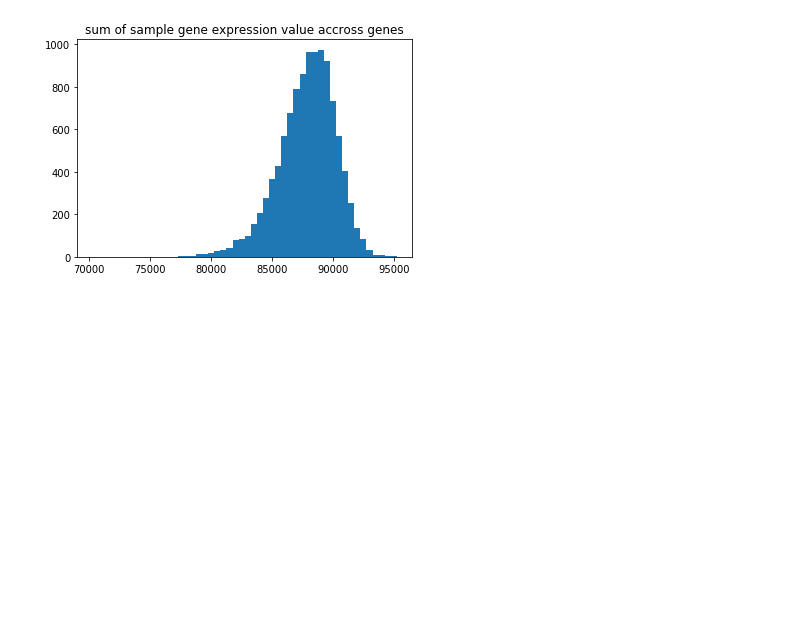
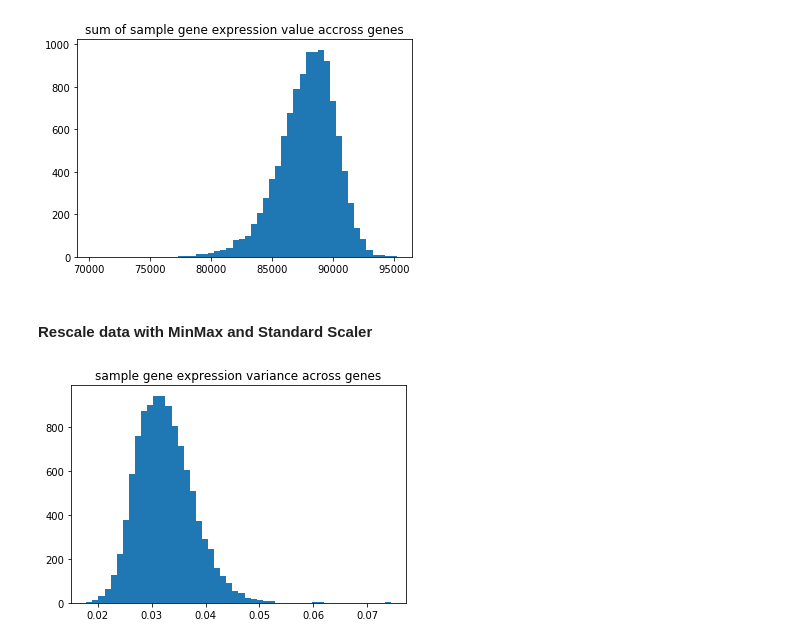
Before and after one commit to jvivian/DeepTCGA, a Jupyter notebook: Preprocessing.ipynb, the cells around one changed output. Saved outputs shown, nothing was run; the diff lists cells and outputs as text; code cells hidden in the pictures; blank space fills up the shorter version.

```diff
--- a/Preprocessing.ipynb
+++ b/Preprocessing.ipynb
@@ -215,3 +216,14 @@ plt.title("sum of sample gene expression value accross genes")
 plt.show()
 # %% [output]
 [figure]
+# %% [markdown]
+#### Rescale data with MinMax and Standard Scaler
+# %%
+mmScaler = MinMaxScaler()
+X_mm_scaled = pd.DataFrame(mmScaler.fit_transform(X))
+# %%
+plt.hist(X_mm_scaled.var(axis=1).as_matrix(), bins=50)
+plt.title("sample gene expression variance across genes")
+plt.show()
+# %% [output]
+[figure, added]
```
Also changed, not shown: parts of 1 cell of this notebook.
